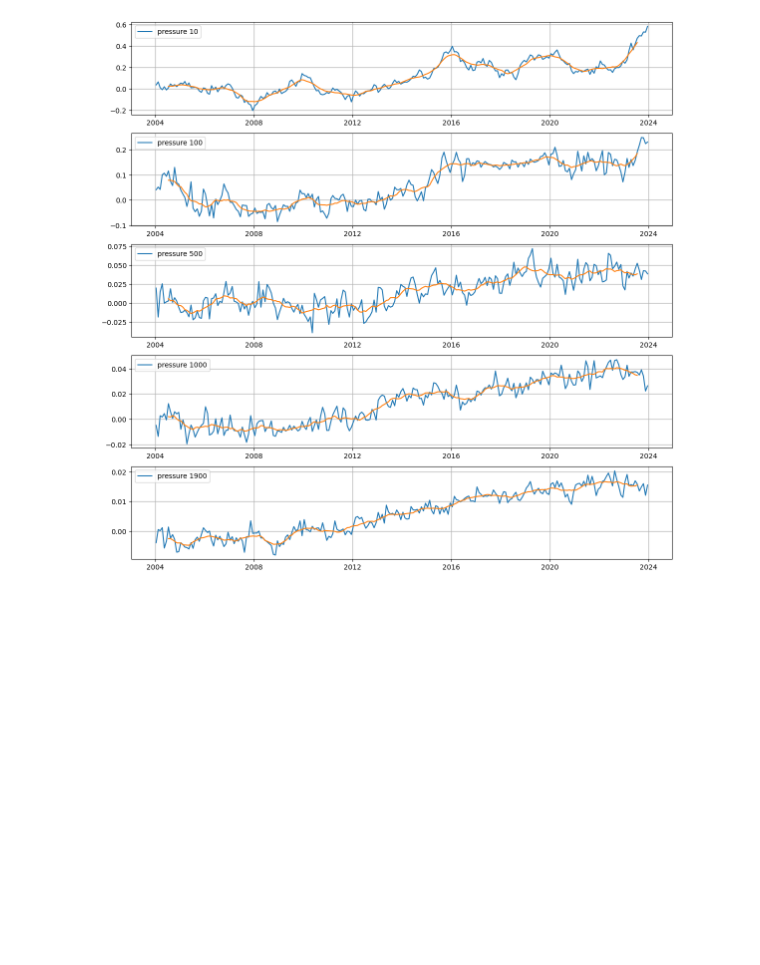
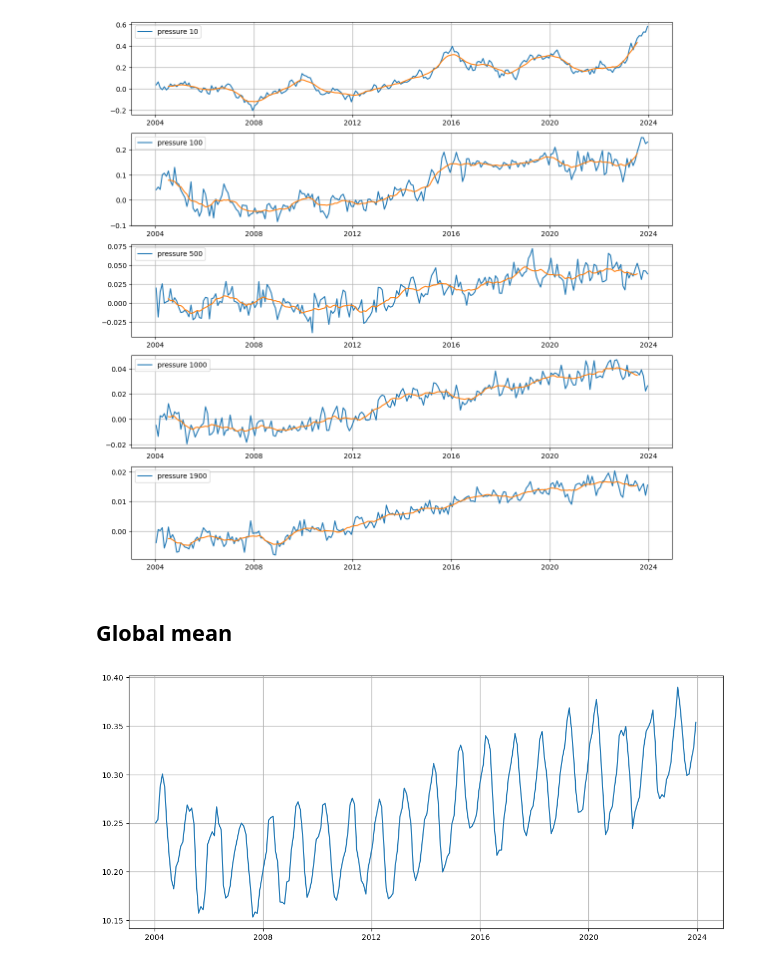
Before and after one commit to PedroVelez/ComparisonClimatologies, a Jupyter notebook: RG_analisisData_monthly.ipynb, the cells around one changed output. Cells and saved outputs as stored; diff of their text form; code cells hidden in the pictures; blank space fills up the shorter version.

```diff
--- a/RG_analisisData_monthly.ipynb
+++ b/RG_analisisData_monthly.ipynb
@@ -16,10 +16,10 @@ yearC2='2014'
 # %% [markdown]
 ## Read the data
 # %%
-RG=xr.open_dataset('RG_Global_Jan2004_Dic2023.nc')
+DC=xr.open_dataset('./Data/RG_Global_Jan2004_Dic2023.nc')
 # %%
-RG_temp=RG.temperature.sel(lat=slice( -60, 60))
-RG_salt=RG.salinity.sel(lat=slice( -60, 60))
+DC_temp=DC.temperature.sel(lat=slice( -60, 60))
+DC_salt=DC.salinity.sel(lat=slice( -60, 60))
 # %% [markdown]
 ## Seasonal cycle
 Create seasonal climatology from 1982 to 1992 and the asociated anomaly
@@ -50,20 +50,20 @@ ax.grid()
 # %% [markdown]
 # Weighted
 # %%
-weights = np.cos(np.deg2rad(RG.temperature.lat))
+weights = np.cos(np.deg2rad(DC.temperature.lat))
 weights = weights/weights.max()
 weights.name = "weights"
-RG_temp_weighted = RG_temp.weighted(weights)
-RG_salt_weighted = RG_salt.weighted(weights)
-RG_temp_anom_weighted = RG_temp_anom.weighted(weights)
-RG_salt_anom_weighted = RG_salt_anom.weighted(weights)
+DC_temp_weighted = DC_temp.weighted(weights)
+DC_salt_weighted = DC_salt.weighted(weights)
+DC_temp_anom_weighted = DC_temp_anom.weighted(weights)
+DC_salt_anom_weighted = DC_salt_anom.weighted(weights)
 
 
-RG_temp_wmean = RG_temp_weighted.mean(("lon", "lat"),skipna=True).load()
-RG_salt_wmean = RG_salt_weighted.mean(("lon", "lat"),skipna=True).load()
+DC_temp_wmean = DC_temp_weighted.mean(("lon", "lat"),skipna=True).load()
+DC_salt_wmean = DC_salt_weighted.mean(("lon", "lat"),skipna=True).load()
 
-RG_temp_anom_wmean = RG_temp_anom_weighted.mean(("lon", "lat"),skipna=True).load()
-RG_salt_anom_wmean = RG_salt_anom_weighted.mean(("lon", "lat"),skipna=True).load()
+DC_temp_anom_wmean = DC_temp_anom_weighted.mean(("lon", "lat"),skipna=True).load()
+DC_salt_anom_wmean = DC_salt_anom_weighted.mean(("lon", "lat"),skipna=True).load()
 # %% [markdown]
 ## smoothed versions
 # %%
@@ -98,3 +98,14 @@ for ipre in levels:
     i1=i1+1
 # %% [output]
 [figure]
+# %% [markdown]
+## Global mean
+# %%
+DC_temp_global_2000dbar=DC_temp_wmean.mean("pre")
+DC_temp_global_2000dbar.to_netcdf('./Data/RG_temp_global_2000dbar.nc')
+# %%
+ig, ax = plt.subplots(figsize = (14,6))
+ax.plot(DC_temp_global_2000dbar.time,DC_temp_global_2000dbar)
+ax.grid(linestyle='-', linewidth=.9)
+# %% [output]
+[figure, added]
```
Also changed, not shown: parts of 7 cells of this notebook, 11 other files.
